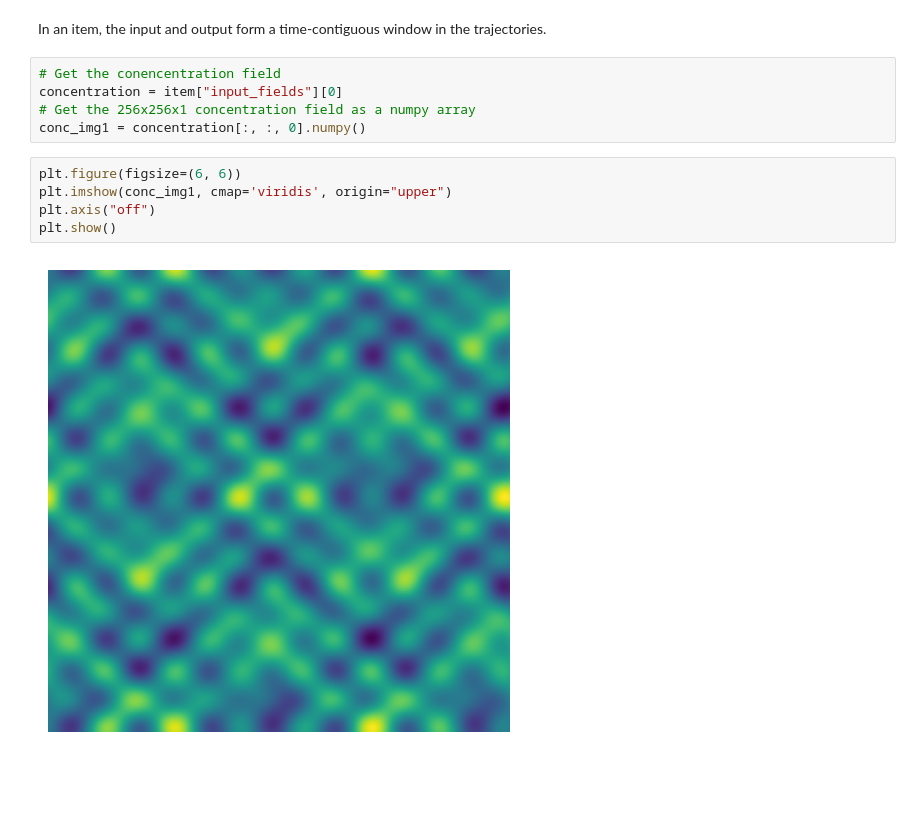
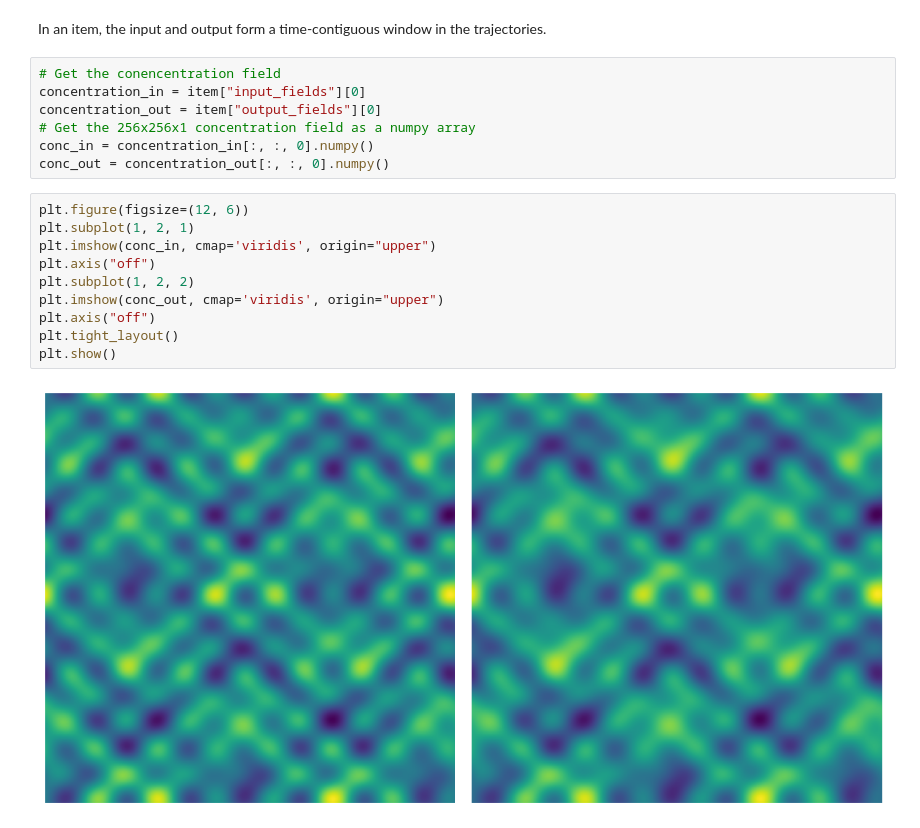
Before and after one commit to edwardchalstrey1/well-active_matter, a Jupyter notebook: active_matter.ipynb, the cells around one changed output. Drawn from its saved outputs; the diff is of its cells as text; blank space fills up the shorter version.

Commit message:
compare in and out images

```diff
--- a/active_matter.ipynb
+++ b/active_matter.ipynb
@@ -79,13 +79,20 @@ trainset.metadata.field_names
 In an item, the input and output form a time-contiguous window in the trajectories.
 # %%
 # Get the conencentration field
-concentration = item["input_fields"][0]
+concentration_in = item["input_fields"][0]
+concentration_out = item["output_fields"][0]
 # Get the 256x256x1 concentration field as a numpy array
-conc_img1 = concentration[:, :, 0].numpy()
+conc_in = concentration_in[:, :, 0].numpy()
+conc_out = concentration_out[:, :, 0].numpy()
 # %%
-plt.figure(figsize=(6, 6))
-plt.imshow(conc_img1, cmap='viridis', origin="upper")
+plt.figure(figsize=(12, 6))
+plt.subplot(1, 2, 1)
+plt.imshow(conc_in, cmap='viridis', origin="upper")
 plt.axis("off")
+plt.subplot(1, 2, 2)
+plt.imshow(conc_out, cmap='viridis', origin="upper")
+plt.axis("off")
+plt.tight_layout()
 plt.show()
 # %% [output]
-[figure, old version]
+[figure, new version]
```
